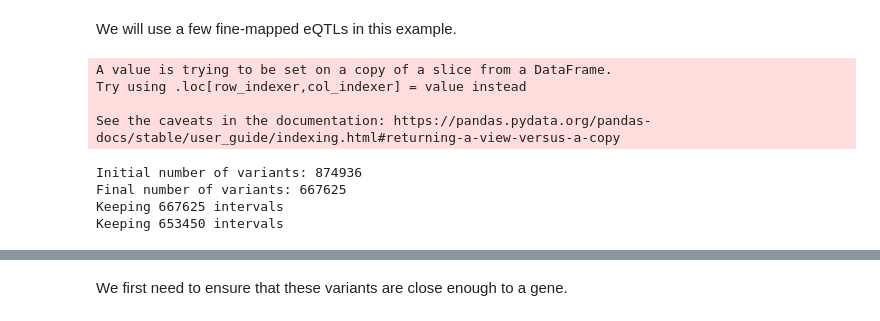
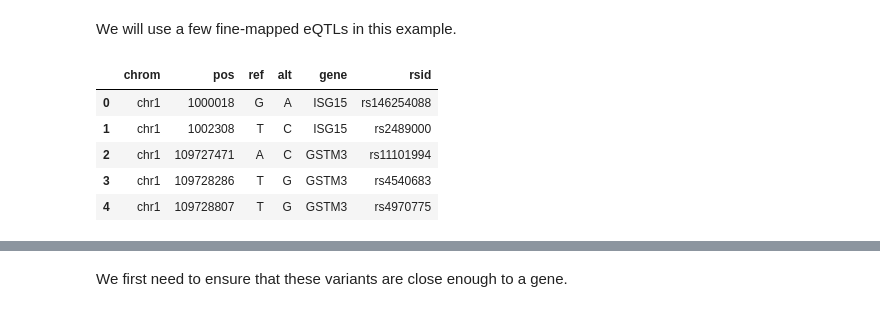
Before and after one commit to Genentech/decima, a Jupyter notebook: tutorials/tutorial.ipynb, the cells around one changed output, grey strips where cells are left out. Cells and saved outputs as stored; diff of their text form; code cells hidden in the pictures.

```diff
--- a/tutorials/tutorial.ipynb
+++ b/tutorials/tutorial.ipynb
@@ -267,16 +226,12 @@ To predict variant impact, Decima requires a dataframe containing variant column
 # %% [markdown]
 We will use a few fine-mapped eQTLs in this example.
 # %%
-from decima.resources.eqtl import load_susie, filter_susie
+variant_df = pd.read_table("variants.tsv")
+variant_df
+# %% [output]
+|  | chrom | pos | ref | alt | gene | rsid |
+| 0 | chr1 | 1000018 | G | A | ISG15 | rs146254088 |
+| 1 | chr1 | 1002308 | T | C | ISG15 | rs2489000 |
+| 2 | chr1 | 109727471 | A | C | GSTM3 | rs11101994 |
+| 3 | chr1 | 109728286 | T | G | GSTM3 | rs4540683 |
+| 4 | chr1 | 109728807 | T | G | GSTM3 | rs4970775 |
-# %%
-variant_df = load_susie(susie_dir='/gstore/data/resbioai/grelu/decima/onek1k/susie/QTS000038')
-variant_df = filter_susie(variant_df, ad)
-# %% [output]
-A value is trying to be set on a copy of a slice from a DataFrame.
-Try using .loc[row_indexer,col_indexer] = value instead
-
-See the caveats in the documentation: https://pandas.pydata.org/pandas-docs/stable/user_guide/indexing.html#returning-a-view-versus-a-copy
-Initial number of variants: 874936
-Final number of variants: 667625
-Keeping 667625 intervals
-Keeping 653450 intervals
```
Also changed, not shown: parts of 61 cells of this notebook, 14 other files.
